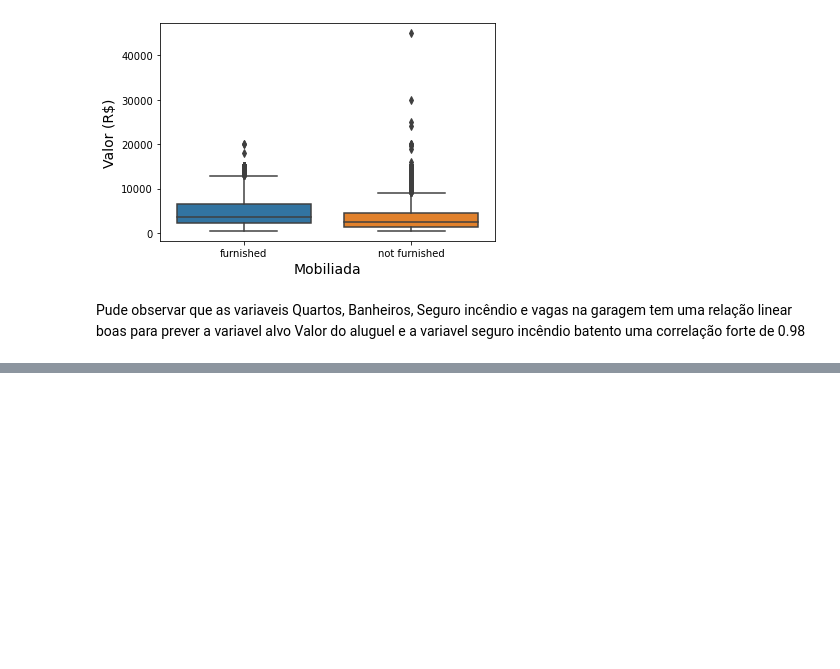
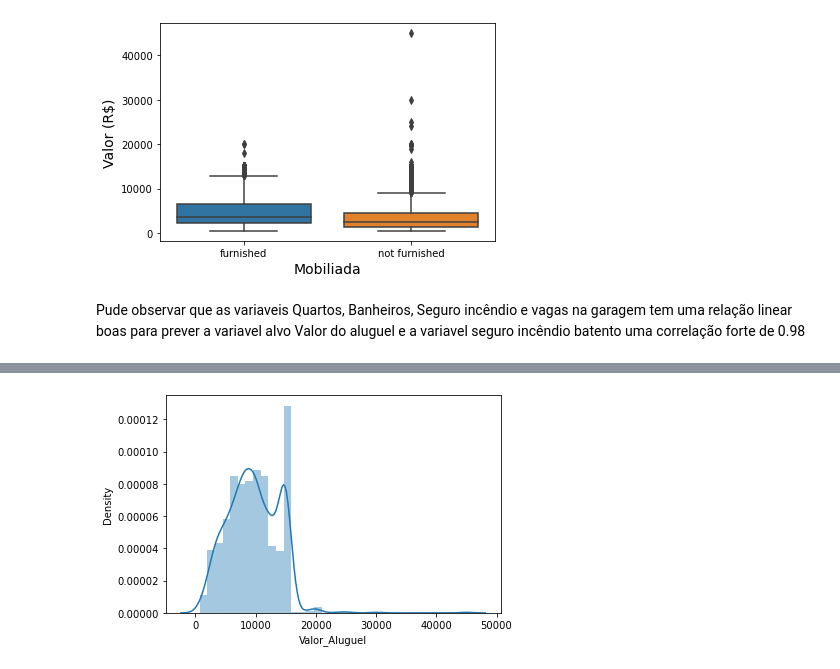
Before and after one commit to Eduu1/Portf-lio-Data-Science, a Jupyter notebook: Projeto-/Projeto - Houses_to_rent.ipynb, the cells around one changed output, grey strips where cells are left out. Cells and saved outputs as stored; diff of their text form; code cells hidden in the pictures; blank space fills up the shorter version.

Commit message:
Pré-processamento dos dados
dataframe de outiliers

```diff
--- a/Projeto-/Projeto - Houses_to_rent.ipynb
+++ b/Projeto-/Projeto - Houses_to_rent.ipynb
@@ -302,0 +316,4 @@ e a variavel seguro incêndio batento uma correlação forte de 0.98
+# %%
+# alterando o tipo dos dados para o correto agora
+dados_copia['Andar'] = dados_copia['Andar'].astype(int)
+dados_copia['Andar'].dtypes
@@ -302,0 +340,14 @@ e a variavel seguro incêndio batento uma correlação forte de 0.98
+# %%
+# importanto o modulo LabelEncoder para transformar os dados categóricos
+from sklearn.preprocessing import LabelEncoder
+
+features_encoder = ['Cidade', 'Animal', 'Mobiliada']
+
+encoder1 = LabelEncoder()
+dados_copia['Cidade'] = encoder1.fit_transform(dados_copia['Cidade'])
+
+encoder2 = LabelEncoder()
+dados_copia['Animal'] = encoder2.fit_transform(dados_copia['Animal'])
+
+encoder3 = LabelEncoder()
+dados_copia['Mobiliada'] = encoder3.fit_transform(dados_copia['Mobiliada'])
@@ -302,0 +375,3 @@ e a variavel seguro incêndio batento uma correlação forte de 0.98
+# %%
+detector = MCD()
+detector.fit(dados_copia)
@@ -302,0 +405,3 @@ e a variavel seguro incêndio batento uma correlação forte de 0.98
+# %%
+lista_outliers = dados_copia.iloc[outiliers, :]
+lista_outliers
@@ -302,0 +422,5 @@ e a variavel seguro incêndio batento uma correlação forte de 0.98
+# %%
+sns.distplot(lista_outliers['Valor_Aluguel'], kde = True)
+plt.show()
+# %% [output]
+[figure, added]
```
Also changed, not shown: parts of 15 cells of this notebook.
